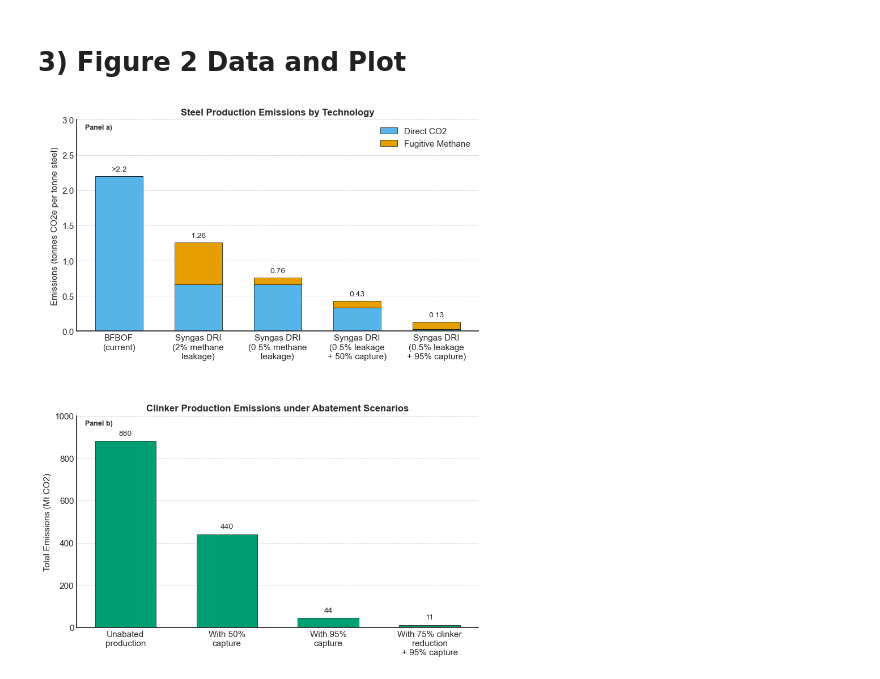
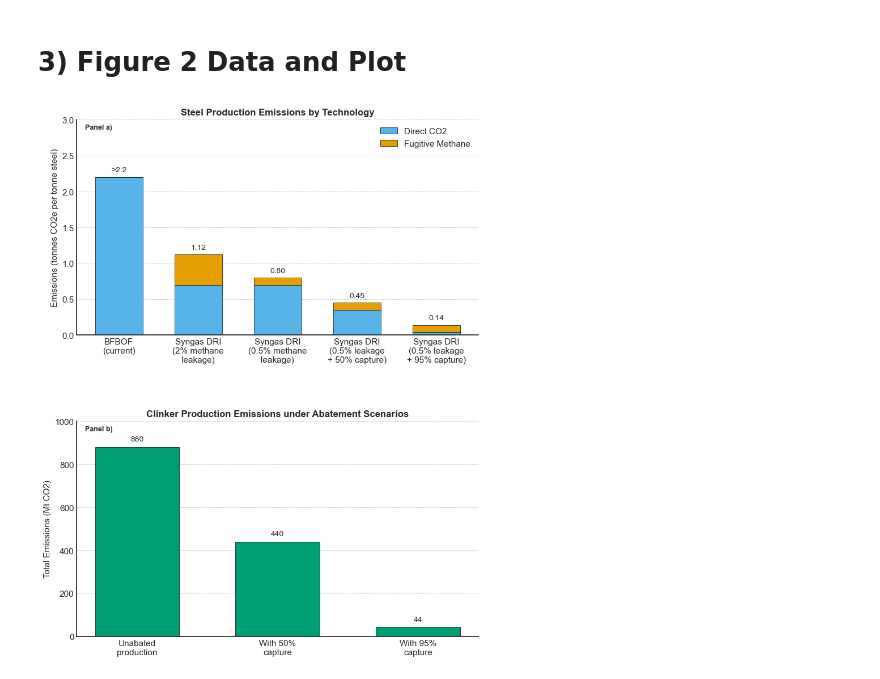
Before and after one commit to AlKhourdajie/Abated_FF_Def, a Jupyter notebook: Unabated_FF_Paper_Figures1&2.ipynb, the cells around one changed output. Saved outputs shown, nothing was run; the diff lists cells and outputs as text; code cells hidden in the pictures.

```diff
--- a/Unabated_FF_Paper_Figures1&2.ipynb
+++ b/Unabated_FF_Paper_Figures1&2.ipynb
@@ -378,8 +378,8 @@ technologies = [
     'Syngas DRI\n(0.5% leakage\n+ 95% capture)'
 ]
 
-direct_co2 = [2.2, 0.66, 0.66, 0.33, 0.03]
-fugitive_methane = [0, 0.6, 0.1, 0.1, 0.1]  # Set BFBOF fugitive to 0
+direct_co2 = [2.2, 0.7, 0.7, 0.35, 0.04]
+fugitive_methane = [0, 0.42, 0.1, 0.1, 0.1]  # Set BFBOF fugitive to 0
 
 # Color-blind friendly colors (Okabe-Ito palette)
 co2_color = '#56B4E9'  # Blue
@@ -412,36 +412,38 @@ strategies = [
     'Unabated\nproduction',
     'With 50%\ncapture',
     'With 95%\ncapture',
-    'With 75% clinker\nreduction\n+ 95% capture'
+    # 'With 75% clinker\nreduction\n+ 95% capture'
 ]
 
-emissions = [880, 440, 44, 11]
+emissions = [880, 440, 44,
+            #  11
+            ]
 
 # Color-blind friendly green (from Okabe-Ito palette)
 cement_color = '#009E73'
 
 # Create the bar chart
 bars = ax2.bar(strategies, emissions, width=0.6, color=cement_color, edgecolor='black', linewidth=0.5)
 
 # Add panel label and title
 ax2.text(0.02, 0.98, 'Panel b)', transform=ax2.transAxes, fontsize=9, fontweight='bold', va='top')
 ax2.set_title("Clinker Production Emissions under Abatement Scenarios", fontsize=12, fontweight='bold')
 
 # Add values on top of bars
 for i, bar in enumerate(bars):
     height = bar.get_height()
     ax2.text(bar.get_x() + bar.get_width()/2., height + 20,
             f'{height:.0f}', ha='center', va='bottom', fontsize=10)
 
 ax2.set_ylabel('Total Emissions (Mt CO2)')
 ax2.set_ylim(0, 1000)
 
 # Layout adjustments
 plt.tight_layout()
 plt.subplots_adjust(hspace=0.4)
 
 # Save the figure
 plt.savefig('steel_cement_emissions.png', dpi=300, bbox_inches='tight')
 plt.show()
 # %% [output]
-[figure, old version]
+[figure, new version]
```
Also changed, not shown: parts of 1 cell of this notebook, 1 other file.
